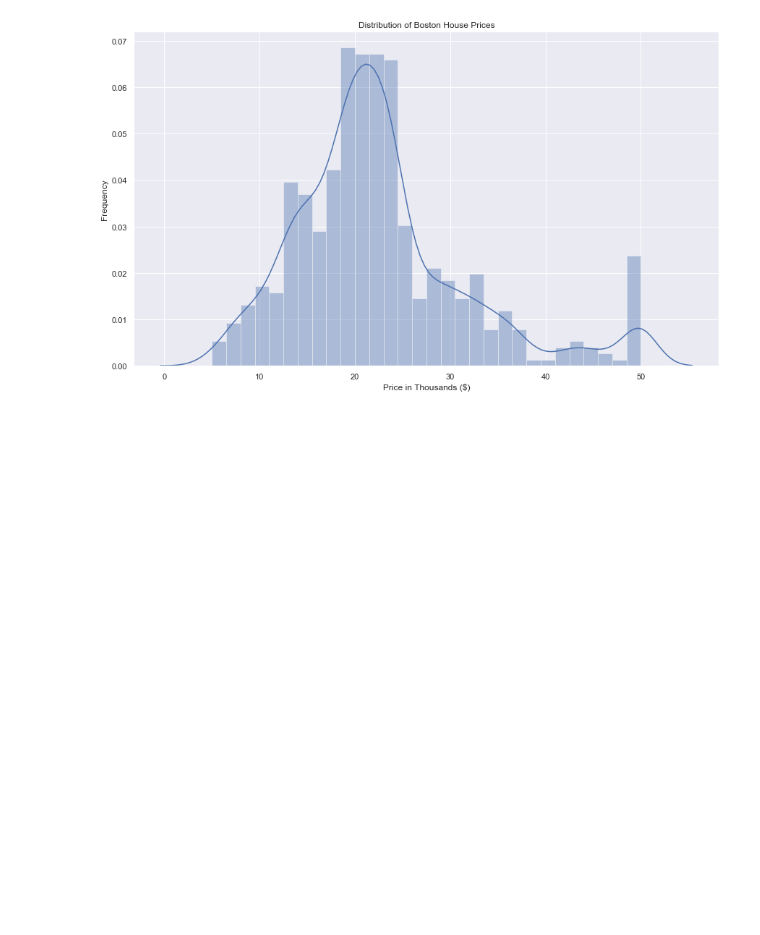
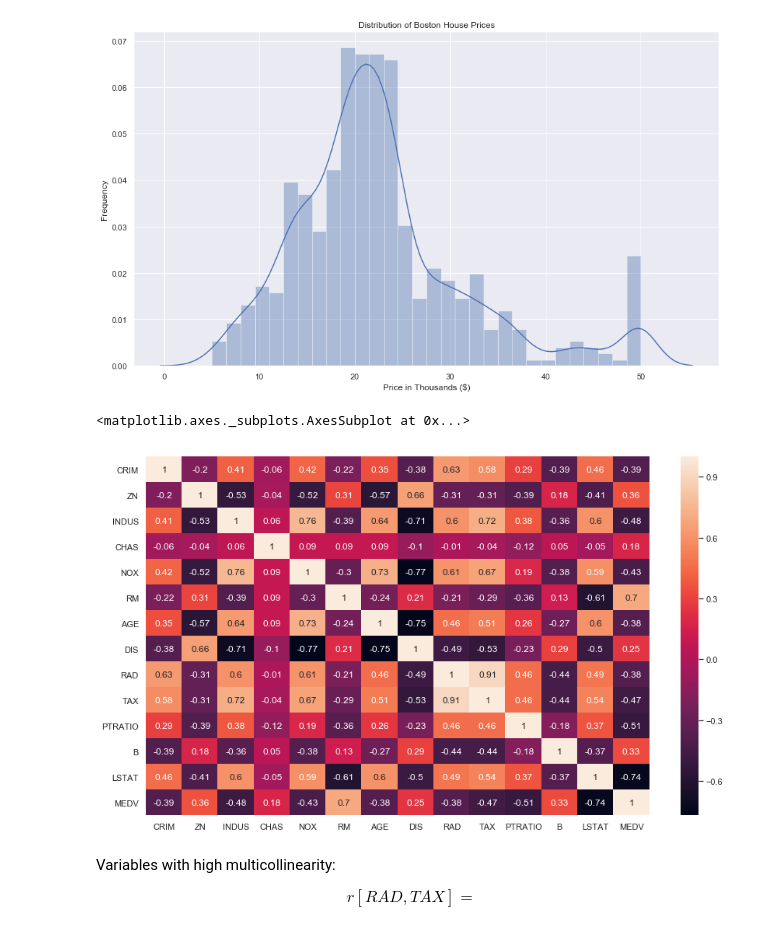
Before and after one commit to TheChanRProject/PieranDataAssistance, a Jupyter notebook: Manan/practical_exam_ds/Practical-Exam-Rishov.ipynb, the cells around one changed output. Saved outputs shown, nothing was run; the diff lists cells and outputs as text; code cells hidden in the pictures; blank space fills up the shorter version.

Commit message:
showing strong correlation

```diff
--- a/Manan/practical_exam_ds/Practical-Exam-Rishov.ipynb
+++ b/Manan/practical_exam_ds/Practical-Exam-Rishov.ipynb
@@ -122,3 +122,20 @@ ax.plot()
 # %% [output]
 []
 [figure]
+# %%
+# Measuring Linear Relationships Between the Variables
+
+# Correlation Matrix
+
+correlation_matrix = boston_df.corr().round(2)
+
+# Visualization using seaborn heatmap
+
+sns.heatmap(data=correlation_matrix, annot=True)
+# %% [output]
+<matplotlib.axes._subplots.AxesSubplot at 0x...>
+[figure, added]
+# %% [markdown]
+Variables with high multicollinearity:
+
+$$ r[RAD, TAX] =   $$
```
